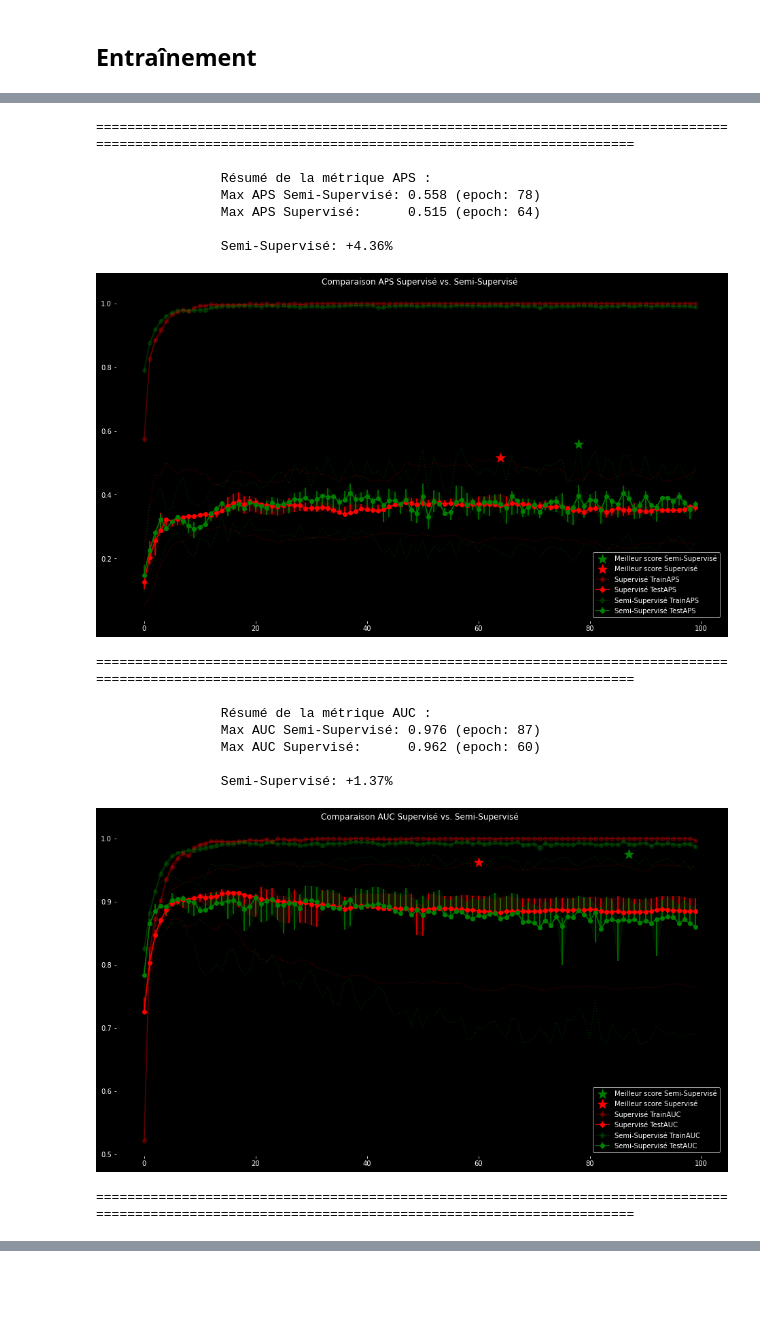
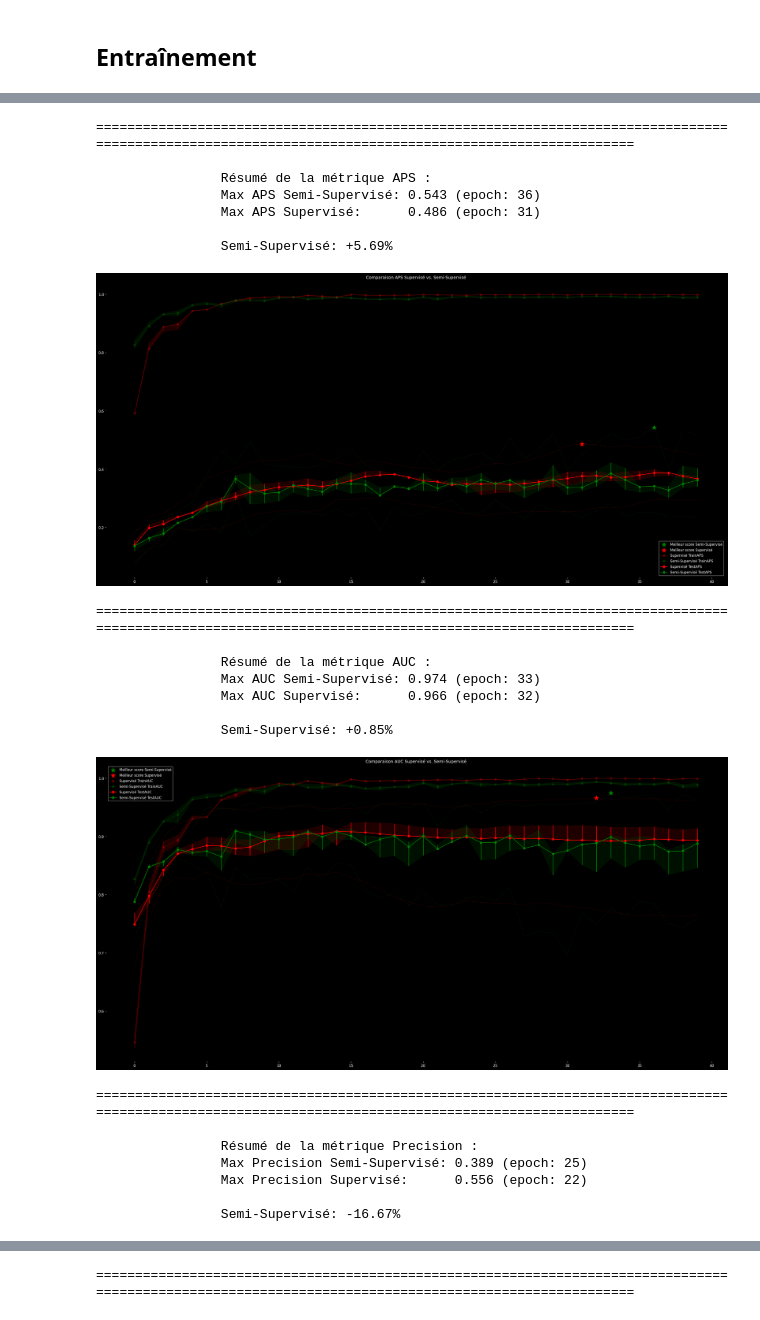
Before and after one commit to DylanBaptiste/TER-M2, a Jupyter notebook: main_ok3.ipynb, the cells around one changed output, grey strips where cells are left out. Drawn from its saved outputs; the diff is of its cells as text; code cells hidden in the pictures; blank space fills up the shorter version.

Commit message:
metrics

```diff
--- a/main_ok3.ipynb
+++ b/main_ok3.ipynb
@@ -185,7 +198,7 @@ def select_real_samples(n_batch, labelN, dataset):
 	y_real =  [labels, np.repeat(1, n_batch)]
 	return X_real, y_real
 
-def train_d(discriminator, discriminator_R_only, dataset, dataset_nonsup, n_batch):
+def train_d(discriminator, discriminator_R_only, dataset, dataset_nonsup, n_batch, force_bruit=0.001):
 	# (n_batch, 768), ([label, validité])
 	# X_real, y_real = select_real_samples(n_batch, 0, dataset=dataset)
 	# d_real_0 = discriminator.train_on_batch(X_real, y_real)
@@ -224,18 +237,19 @@ def train_d(discriminator, discriminator_R_only, dataset, dataset_nonsup, n_batc
 	losses = np.mean(losses, axis=0)
 	return losses, d_nonsup_r
 
-def train_g(gan, n_batch, step):
-	reality = np.repeat(0, n_batch)
+def train_g(gan, n_batch, step, force_bruit=0.001):
+	reality = np.repeat(0, n_batch) + np.random.rand(n_batch) * force_bruit # ajout de bruit
 	g_loss_1 = []
 	g_loss_0 = []
+	return_dict = False
 	for s in range(step):
-		labels = np.repeat(1, n_batch)
+		labels = np.repeat(1, n_batch) - np.random.rand(n_batch) * force_bruit # ajout de bruit
 		noise = generate_noise(n_batch, latent_dim)
-		g_loss_1.append(gan.train_on_batch([noise, labels], [labels, reality]))
+		g_loss_1.append(gan.train_on_batch([noise, labels], [labels, reality], return_dict=return_dict))
 
-		labels = np.repeat(0, n_batch)
+		labels = np.repeat(0, n_batch) + np.random.rand(n_batch) * force_bruit # ajout de bruit
 		noise = generate_noise(n_batch, latent_dim)
-		g_loss_0.append(gan.train_on_batch([noise, labels], [labels, reality]))
+		g_loss_0.append(gan.train_on_batch([noise, labels], [labels, reality], return_dict=return_dict))
 	# loss, label_loss, reality_loss (loss est la loss du model utilisé pour l'entrainement = label_loss + reality_loss)
 	g_loss_1 = np.mean(g_loss_1, axis=0) # possibilité d'avoir l'erreur par type de label pour voir si le G performe mieux sur un label plutôt qu'un autre, ici je moyenne le cas 1 et 0
 	g_loss_0 = np.mean(g_loss_0, axis=0)
@@ -466,11 +498,11 @@ thresholds = 0.5
 tf.config.run_functions_eagerly(False)
 # tf.data.experimental.disabled_debug_mode()
 training_ss_hist = []
-n_Fold = 4
+n_Fold = 2
 n_batch = 32
 D_lr, G_lr = (0.0005, 0.0005)
 competition = False
-epochs = 100
+epochs = 20
 k_fold = StratifiedKFold(n_splits=n_Fold)
 X, y = sup_train[:, 1:], sup_train[:, :1]
 for step, (train_index, test_index) in enumerate(k_fold.split(X, y)):
@@ -494,7 +526,7 @@ for step, (train_index, test_index) in enumerate(k_fold.split(X, y)):
 
 
 	register_every = 1
-	pdhist = pd.DataFrame(columns=["D_loss","d_R_only_loss", "D_label_loss", "D_reality_loss", "G_loss", "G_label_loss", "G_reality_loss",  "loss", "Precision", "Recall", "AUC", "APS", "val_loss", "val_Precision", "val_Recall", "val_AUC", "val_APS"])
+	pdhist = pd.DataFrame(columns= D_metrics + ["d_R_only_loss"] + G_metrics + ["loss", "Precision", "Recall", "AUC", "APS", "val_loss", "val_Precision", "val_Recall", "val_AUC", "val_APS"])
 	hist = []
 	for e in range(epochs):
 		d_loss, d_R_only_loss = train_d(D, D_R_only, train_dataset, nonsup_dataset, n_batch)
@@ -1079,6 +1183,6 @@ Epoch 100/100
 done.
 # %%
-def plot_resume(metric, alpha=0.25, errorbar=True, fill_between=True, plot_max=True):
+def plot_resume(metric, alpha=0.25, errorbar=True, fill_between=True, display_train=True, plot_max=True):
 	s_color, ss_color = "red", "green"
 
 	h_s_train = [hs[metric] for hs in hist_supervise]
@@ -1093,19 +1197,22 @@ def plot_resume(metric, alpha=0.25, errorbar=True, fill_between=True, plot_max=T
 	train_ss_mean, train_ss_bottom_std, train_ss_top_std = top_bottom_std(h_ss_train)
 	test_ss_mean, test_ss_bottom_std, test_ss_top_std = top_bottom_std(h_ss_test)
 
-	plt.figure(figsize=(16, 9))
+	plt.figure(figsize=(16*2, 9*1.75), dpi=120)
 	fmt = "-o"
 
 	if(errorbar):
-		plt.errorbar(range(len(train_s_mean)), train_s_mean, c=s_color, yerr=[train_s_bottom_std, train_s_top_std],label="Supervisé Train"+metric, alpha=alpha, fmt=fmt)
+		if(display_train):
+			plt.errorbar(range(len(train_s_mean)), train_s_mean, c=s_color, yerr=[train_s_bottom_std, train_s_top_std],label="Supervisé Train"+metric, alpha=alpha, fmt=fmt)
+			plt.errorbar(range(len(train_ss_mean)), train_ss_mean, c=ss_color, yerr=[train_ss_bottom_std, train_ss_top_std],label="Semi-Supervisé Train"+metric, alpha=alpha, fmt=fmt)
+
 		plt.errorbar(range(len(test_s_mean)), test_s_mean, c=s_color, yerr=[test_s_bottom_std, test_s_top_std],label="Supervisé Test"+metric, fmt=fmt)
-		plt.errorbar(range(len(train_ss_mean)), train_ss_mean, c=ss_color, yerr=[train_ss_bottom_std, train_ss_top_std],label="Semi-Supervisé Train"+metric, alpha=alpha, fmt=fmt)
 		plt.errorbar(range(len(test_ss_mean)), test_ss_mean, c=ss_color, yerr=[test_ss_bottom_std, test_ss_top_std],label="Semi-Supervisé Test"+metric, fmt=fmt)
 
 	if(fill_between):
-		plt.fill_between(range(len(train_s_mean)), train_s_mean-train_s_bottom_std, train_s_mean+train_s_top_std, color=s_color, alpha=alpha/2)
+		if(display_train):
+			plt.fill_between(range(len(train_s_mean)), train_s_mean-train_s_bottom_std, train_s_mean+train_s_top_std, color=s_color, alpha=alpha/2)
+			plt.fill_between(range(len(train_ss_mean)), train_ss_mean-train_ss_bottom_std, train_ss_mean+train_ss_top_std, color=ss_color, alpha=alpha/2)
 		plt.fill_between(range(len(test_s_mean)), test_s_mean-test_s_bottom_std, test_s_mean+test_s_top_std, color=s_color, alpha=alpha/2)
-		plt.fill_between(range(len(train_ss_mean)), train_ss_mean-train_ss_bottom_std, train_ss_mean+train_ss_top_std, color=ss_color, alpha=alpha/2)
 		plt.fill_between(range(len(test_ss_mean)), test_ss_mean-test_ss_bottom_std, test_ss_mean+test_ss_top_std, color=ss_color, alpha=alpha/2)
 
 	print('='*150)
@@ -1140,24 +1247,33 @@ def plot_resume(metric, alpha=0.25, errorbar=True, fill_between=True, plot_max=T
 # %%
 errorbar = True
 fill_between = True
-plot_resume("APS", errorbar=errorbar, fill_between=fill_between)
-plot_resume("AUC", errorbar=errorbar, fill_between=fill_between)
-plot_resume("loss", errorbar=errorbar, fill_between=fill_between, plot_max=False)
+display_train = True
+plot_resume("APS", errorbar=errorbar, fill_between=fill_between, display_train=display_train)
+plot_resume("AUC", errorbar=errorbar, fill_between=fill_between, display_train=display_train)
+plot_resume("Precision", errorbar=errorbar, fill_between=fill_between, display_train=display_train)
+plot_resume("Recall", errorbar=errorbar, fill_between=fill_between, display_train=display_train)
+plot_resume("loss", errorbar=errorbar, fill_between=fill_between, display_train=True, plot_max=False)
 # %% [output]
 ======================================================================================================================================================
 
                 Résumé de la métrique APS :
-                Max APS Semi-Supervisé: 0.558 (epoch: 78)
-                Max APS Supervisé:      0.515 (epoch: 64)
+                Max APS Semi-Supervisé: 0.543 (epoch: 36)
+                Max APS Supervisé:      0.486 (epoch: 31)
 
-                Semi-Supervisé: +4.36%
+                Semi-Supervisé: +5.69%
-[figure, old version]
+[figure, new version]
 ======================================================================================================================================================
 
                 Résumé de la métrique AUC :
-                Max AUC Semi-Supervisé: 0.976 (epoch: 87)
-                Max AUC Supervisé:      0.962 (epoch: 60)
+                Max AUC Semi-Supervisé: 0.974 (epoch: 33)
+                Max AUC Supervisé:      0.966 (epoch: 32)
 
-                Semi-Supervisé: +1.37%
+                Semi-Supervisé: +0.85%
-[figure, old version]
+[figure, new version]
 ======================================================================================================================================================
+
+                Résumé de la métrique Precision :
+                Max Precision Semi-Supervisé: 0.389 (epoch: 25)
+                Max Precision Supervisé:      0.556 (epoch: 22)
+
+                Semi-Supervisé: -16.67%
@@ -1164,0 +1289 @@ plot_resume("loss", errorbar=errorbar, fill_between=fill_between, plot_max=False
+======================================================================================================================================================
```
Also changed, not shown: parts of 30 cells of this notebook, 3 other files.
